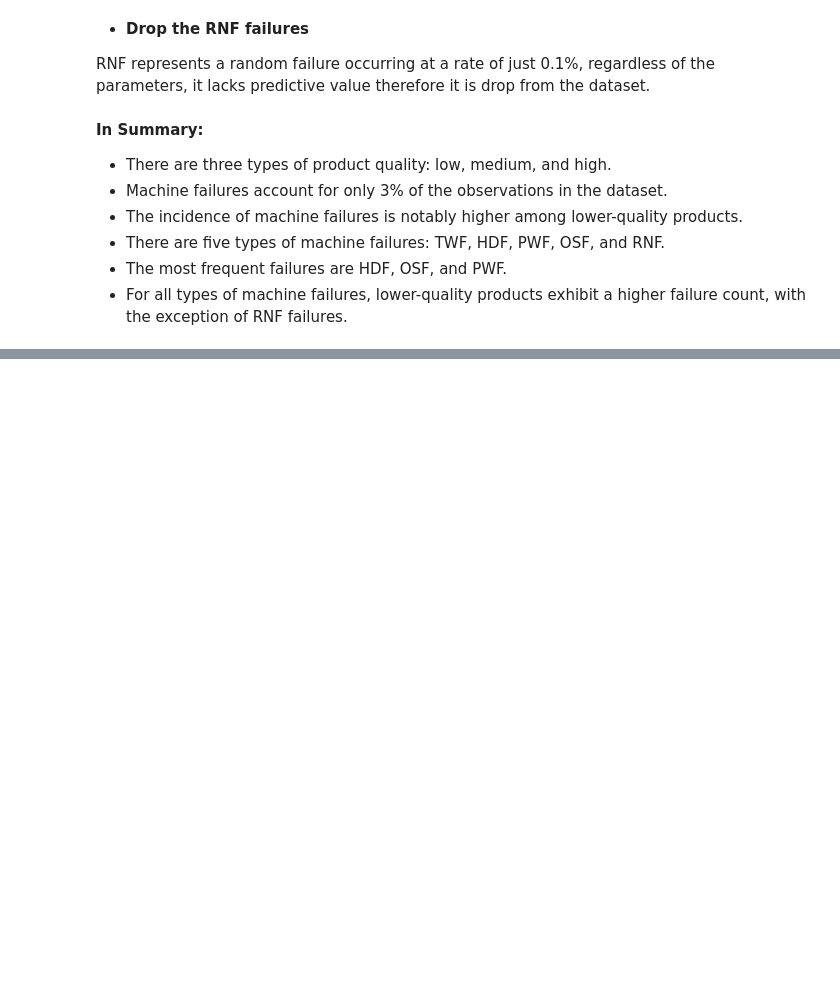
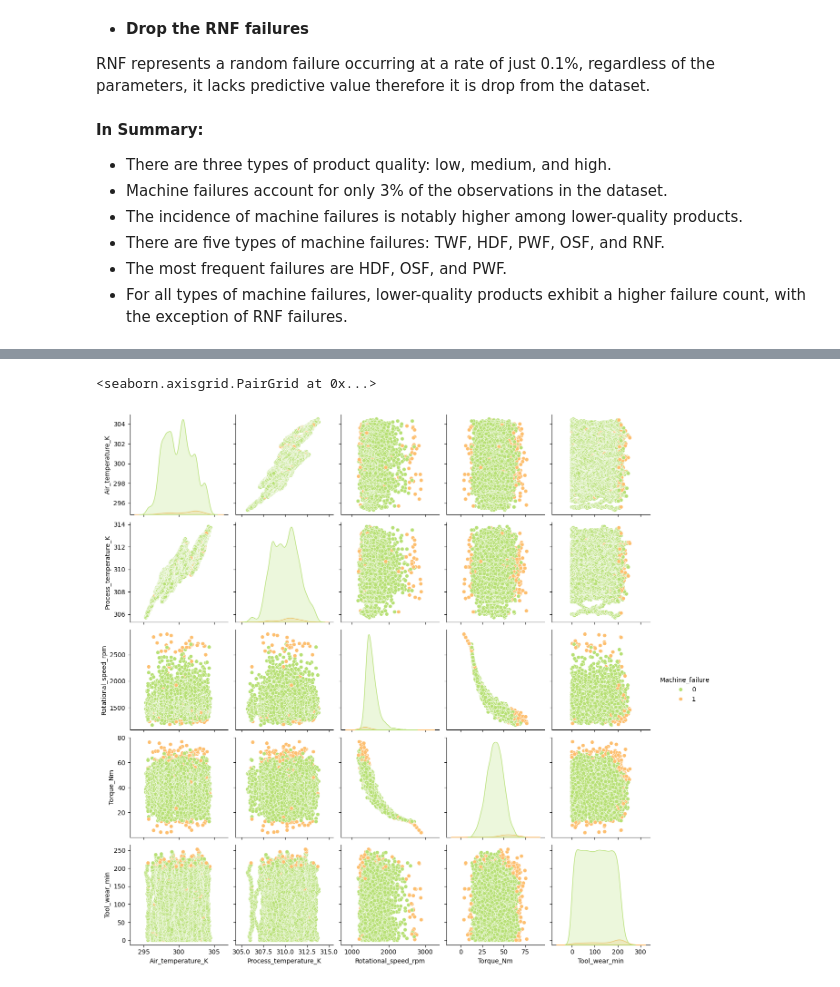
Before and after one commit to herrerovir/Predictive-maintenance-industrial-machinery, a Jupyter notebook: Predictive-maintenance-of-industrial-machinery.ipynb, the cells around one changed output, grey strips where cells are left out. Saved outputs shown, nothing was run; the diff lists cells and outputs as text; code cells hidden in the pictures; blank space fills up the shorter version.

```diff
--- a/Predictive-maintenance-of-industrial-machinery.ipynb
+++ b/Predictive-maintenance-of-industrial-machinery.ipynb
@@ -422,0 +460,10 @@ predictive_maintenance = predictive_maintenance.drop("RNF", axis = 1)
+# %%
+# Drop the different machine failure types from the dataset
+columns_to_drop = ["TWF", "HDF", "PWF", "OSF"]
+df_dropped = predictive_maintenance.drop(columns_to_drop, axis = 1)
+# %%
+# Create a pairplot to visualize pairwise relationships between features in df_dropped
+sns.pairplot(df_dropped, hue = "Machine_failure", palette = "RdYlGn_r")
+# %% [output]
+<seaborn.axisgrid.PairGrid at 0x...>
+[figure, added]
```
Also changed, not shown: parts of 8 cells of this notebook.
